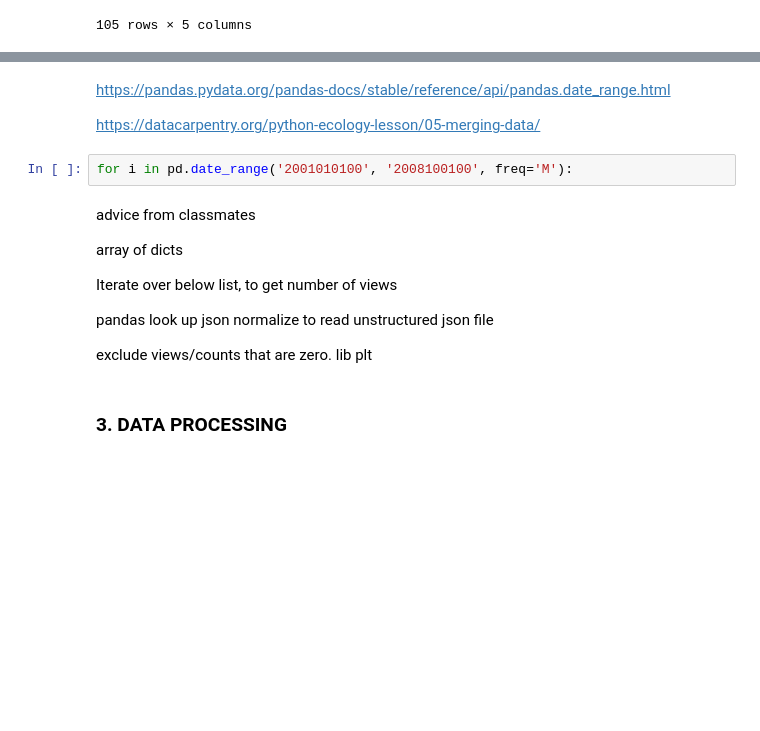
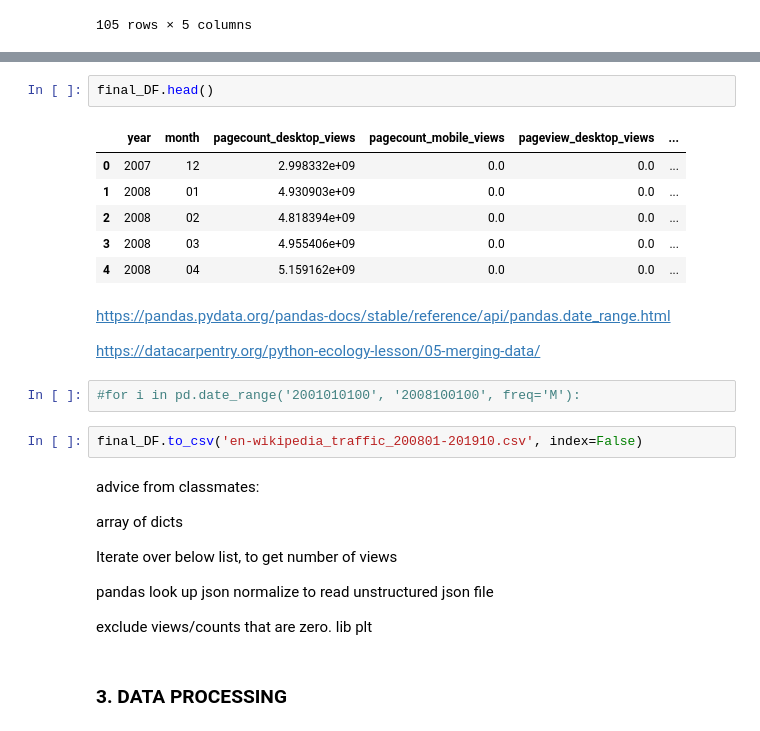
Before and after one commit to ThomasWinegarden/data-512-a1, a Jupyter notebook: hcds-a1-data-curation.ipynb, the cells around one changed output, grey strips where cells are left out. Drawn from its saved outputs; the diff is of its cells as text; blank space fills up the shorter version.

```diff
--- a/hcds-a1-data-curation.ipynb
+++ b/hcds-a1-data-curation.ipynb
@@ -234,11 +308,22 @@ mobile_app_pageviews_fix = json_normalize(mobile_app_pageviews_dict['items'])
+# %%
+final_DF.head()
+# %% [output]
+|  | year | month | pagecount_desktop_views | pagecount_mobile_views | pageview_desktop_views | ... |
+| 0 | 2007 | 12 | 2.998332e+09 | 0.0 | 0.0 | ... |
+| 1 | 2008 | 01 | 4.930903e+09 | 0.0 | 0.0 | ... |
+| 2 | 2008 | 02 | 4.818394e+09 | 0.0 | 0.0 | ... |
+| 3 | 2008 | 03 | 4.955406e+09 | 0.0 | 0.0 | ... |
+| 4 | 2008 | 04 | 5.159162e+09 | 0.0 | 0.0 | ... |
 # %% [markdown]
 https://pandas.pydata.org/pandas-docs/stable/reference/api/pandas.date_range.html
 
 https://datacarpentry.org/python-ecology-lesson/05-merging-data/
 # %%
-for i in pd.date_range('2001010100', '2008100100', freq='M'):
+#for i in pd.date_range('2001010100', '2008100100', freq='M'):
+# %%
+final_DF.to_csv('en-wikipedia_traffic_200801-201910.csv', index=False)
 # %% [markdown]
-advice from classmates
+advice from classmates:
 
 array of dicts
 
```
Also changed, not shown: parts of 16 cells of this notebook.
